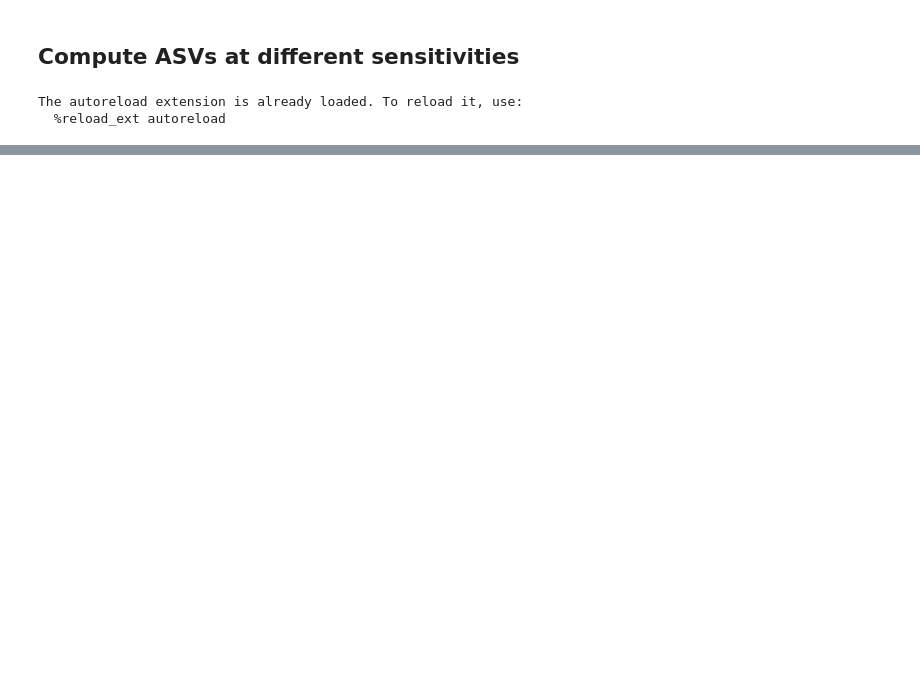
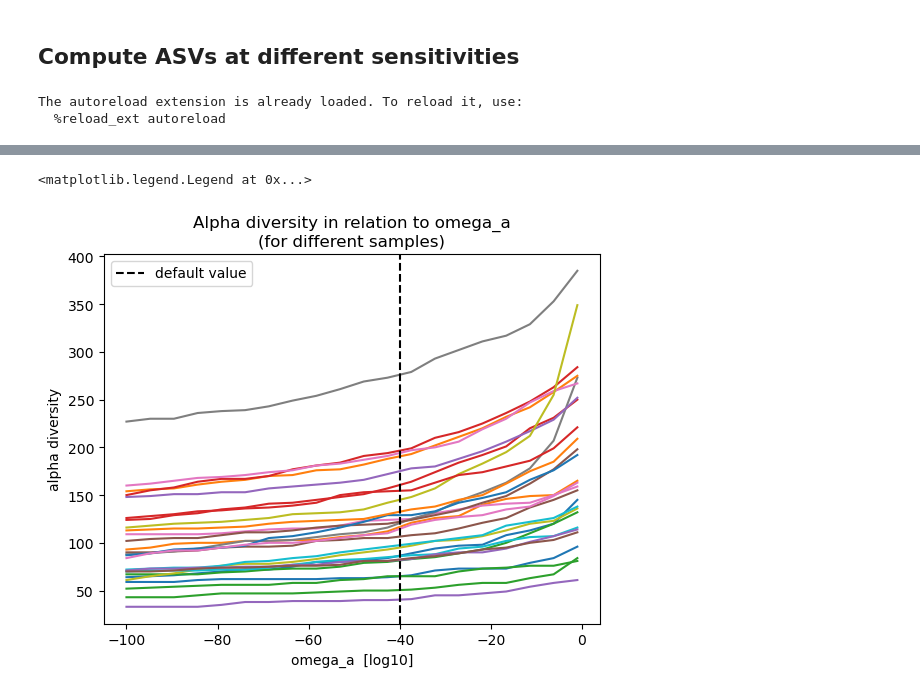
Before and after one commit to MarcelloSeppi/2026_ASV_clustering, a Jupyter notebook: ASV_extraction/qiime2_preprocessing_and_ASVs_extraction.ipynb, the cells around one changed output, grey strips where cells are left out. Saved outputs shown, nothing was run; the diff lists cells and outputs as text; code cells hidden in the pictures; blank space fills up the shorter version.

Commit message:
full parallelized ASVs computation over test group, and initialexploration of  exponeltials sensitivity to omega_a

```diff
--- a/ASV_extraction/qiime2_preprocessing_and_ASVs_extraction.ipynb
+++ b/ASV_extraction/qiime2_preprocessing_and_ASVs_extraction.ipynb
@@ -314,22 +302,0 @@ from os.path import join
-# %%
-base_path = "../DATA/"
-preprocessing_type = ["by_group","by_run"][0]
-
-# import manifest file paths
-manifest_file_paths = pd.read_csv(join(base_path,"metadata",f"{preprocessing_type}_manifest_file_paths.tsv"),sep="\t").pipe( lambda x : x.set_index(list(x.columns[:x.shape[1]-1])).iloc[:,-1])
-manifest_file_paths.iloc[0]
-
-# check results
-def check_preprocessing_results(manifest_file_paths):
-    def inspection(mfp):
-        return pd.Series(dict(seq    = os.path.exists(join(os.path.dirname(mfp),"3_asv_seq.qza"    )),
-                              tab    = os.path.exists(join(os.path.dirname(mfp),"3_asv_tab.qza"    )),
-                              stats  = os.path.exists(join(os.path.dirname(mfp),"3_dada2_stats.qza")),
-                              FAILED = os.path.exists(join(os.path.dirname(mfp),"FAILED"           ))  ))
-    return manifest_file_paths.apply(inspection)
-
-results = check_preprocessing_results(manifest_file_paths)
-successful = results[["seq","tab","stats"]].all(axis=1)
-print(f"successfuly processed fraction: {100*successful.mean()}%")
-print(f"failed fraction               : {100*results['FAILED'].mean()}%")
-print(f"missing fraction              : {100*(np.logical_and(~successful,~results['FAILED']).mean())}%")
@@ -464,6 +302,0 @@ successful.sum()=2, merged N=7
-# %%
-base_path = "../DATA/"
-runsdir = join(base_path,"data/preprocessing/denoising/by_run")
-for run in os.listdir(runsdir):
-    qiime_dir = join(runsdir,run)
-    print(qiime_dir)
@@ -857,0 +523,18 @@ denoising_stats.save(join(qiime_dir,'3_dada2_stats.qza'))  # stats
+# %%
+for qiime_dir in Qiime_dir:
+    tab_filepath = join(qiime_dir,"3_asv","asv_tab.parq")
+    if os.path.exists(tab_filepath):
+        Asv_tab = pd.read_parquet(tab_filepath)
+        f = (Asv_tab>0).sum(axis=1)
+        y = f.values
+        x = np.log10(f.index.get_level_values("omega_a"))
+        plt.plot(x,y)#,label=qiime_dir.split("/")[-1])
+
+plt.axvline(x=-40,linestyle="--",color="black",label="default value")
+plt.title("Alpha diversity in relation to omega_a\n(for different samples)")
+plt.xlabel("omega_a  [log10]")
+plt.ylabel("alpha diversity")
+plt.legend()
+# %% [output]
+<matplotlib.legend.Legend at 0x...>
+[figure, added]
```
Also changed, not shown: parts of 29 cells of this notebook, 2 other files.
